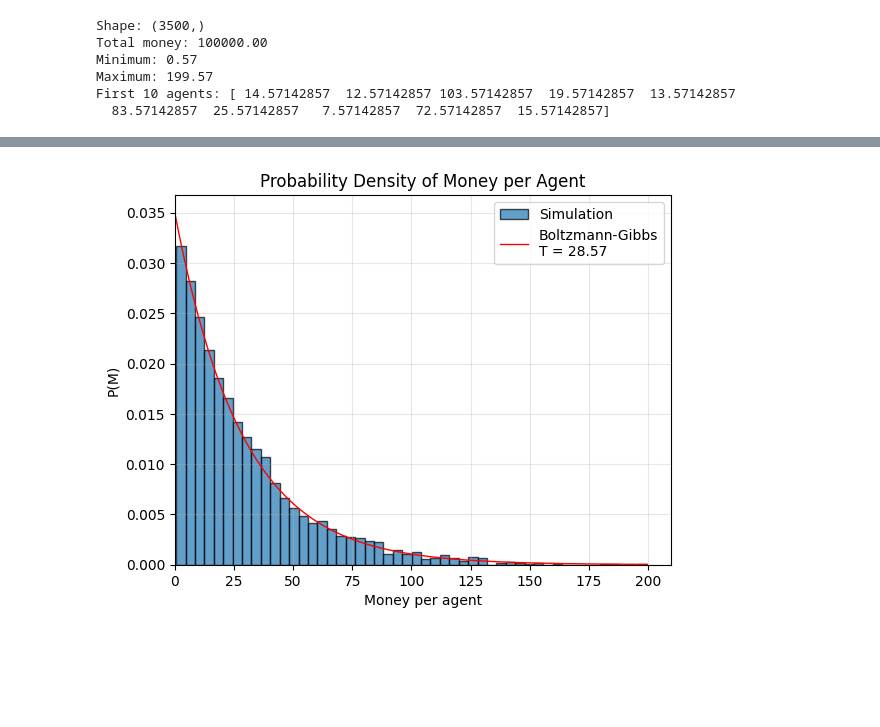
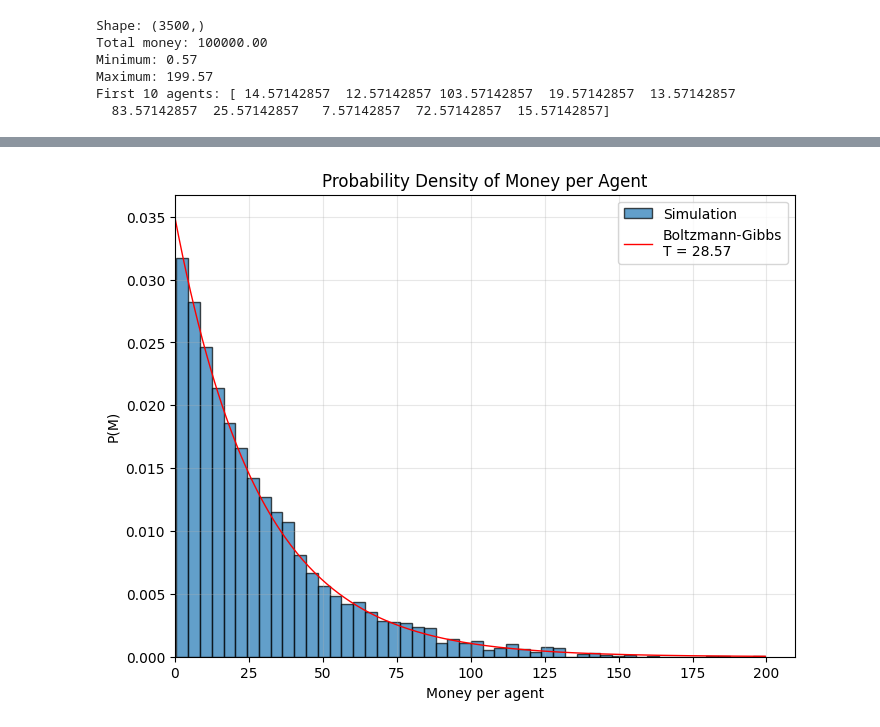
Before and after one commit to giacomells/Statistical-Mechanics-of-Money, a Jupyter notebook: NoDebt.ipynb, the cells around one changed output, grey strips where cells are left out. Cells and saved outputs as stored; diff of their text form; code cells hidden in the pictures; blank space fills up the shorter version.

Commit message:
final plots

```diff
--- a/NoDebt.ipynb
+++ b/NoDebt.ipynb
@@ -44,35 +28,36 @@ plt.show()
 # %%
-import numpy as np
-import matplotlib.pyplot as plt
+from mpl_toolkits.axes_grid1.inset_locator import inset_axes
 
 T = M / N
 
-plt.hist(
+fig, ax = plt.subplots(figsize=(8, 6))
+
+ax.hist(
     agents,
     bins=50,
     density=True,
     alpha=0.7,
     edgecolor="black",
     label="Simulation"
 )
 
 x_fit = np.linspace(0, agents.max(), 300)
 y_fit = (1 / T) * np.exp(-x_fit / T)
 
 plt.plot(
     x_fit,
     y_fit,
     "r-",
     linewidth=1,
     label=f"Boltzmann-Gibbs\nT = {T:.2f}"
 )
 
 plt.xlabel("Money per agent")
 plt.ylabel("P(M)")
 plt.title("Probability Density of Money per Agent")
 plt.legend()
 plt.grid(alpha=0.3)
 plt.xlim(0, agents.max() + 10)
 plt.show()
 # %% [output]
-[figure, old version]
+[figure, new version]
```
Also changed, not shown: parts of 3 cells of this notebook.
